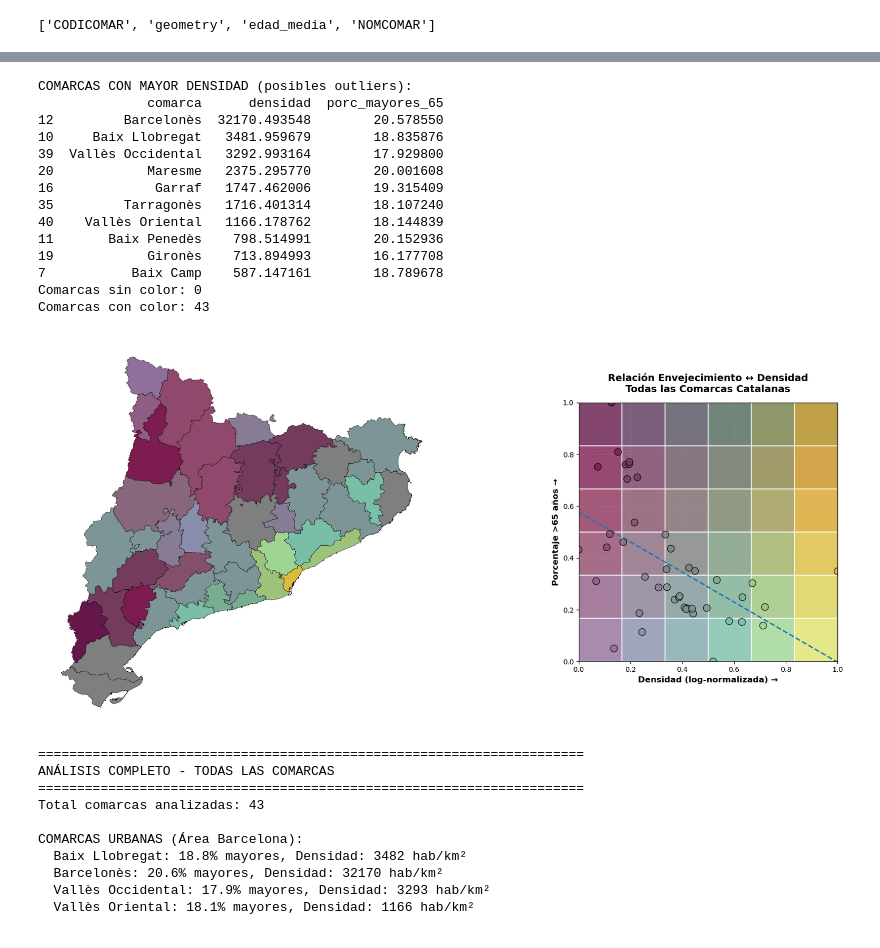
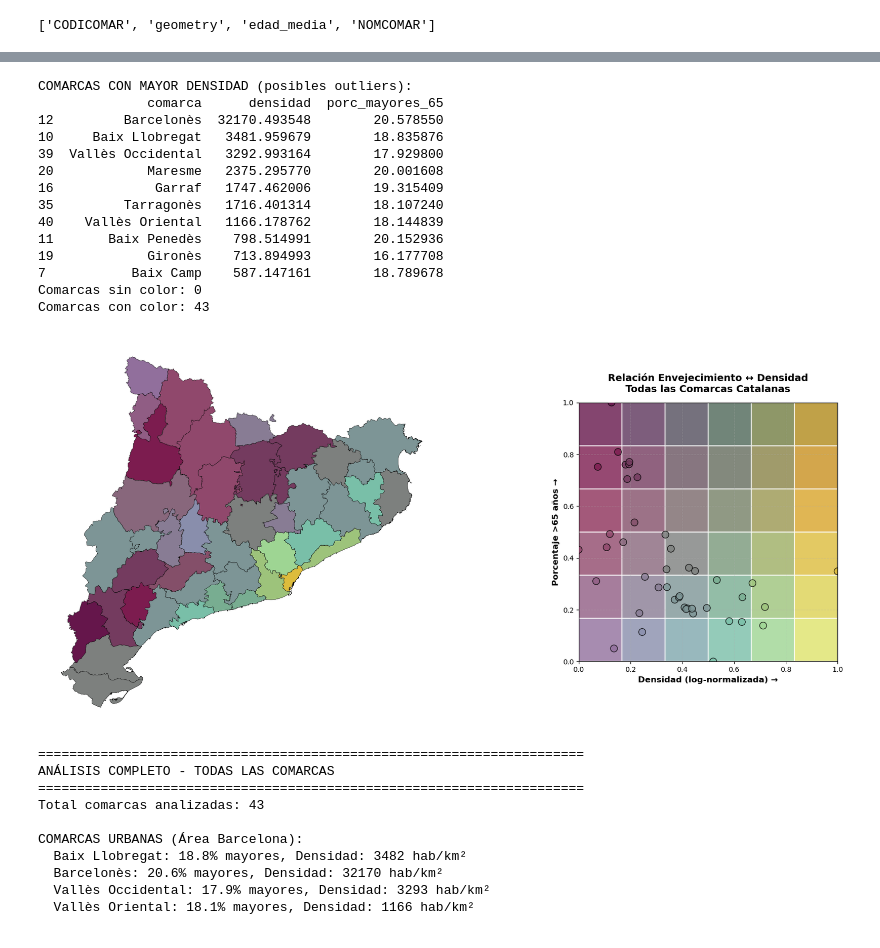
Before and after one commit to alexdeharo269/CatDef, a Jupyter notebook: javierfernandez.ipynb, the cells around one changed output, grey strips where cells are left out. Saved outputs shown, nothing was run; the diff lists cells and outputs as text; code cells hidden in the pictures.

```diff
--- a/javierfernandez.ipynb
+++ b/javierfernandez.ipynb
@@ -962,51 +809,35 @@ scatter_collections.set_facecolors(list(df_panel['color_rgb']))
 x = df_panel["dens_norm"].values
 y = df_panel["porc_norm"].values
 
-# Ajuste lineal
-coef = np.polyfit(x, y, 1)     # coef[0] = pendiente, coef[1] = intercepto
-pendiente, intercepto = coef
 
-# Línea para dibujar
-x_line = np.linspace(0, 1, 100)
-y_line = pendiente * x_line + intercepto
-
-# Dibujar la regresión
-ax.plot(x_line, y_line, linewidth=2, linestyle="--")
-# Etiquetar comarcas importantes (especialmente las urbanas)
-#comarcas_urbanas = ['Barcelonès', 'Baix Llobregat', 'Vallès Occidental', 'Vallès Oriental']
-#for idx, row in df_panel[df_panel['comarca'].isin(comarcas_urbanas)].iterrows():
-#    ax.annotate(row['comarca'], (row['dens_norm'], row['porc_norm']),
-#                xytext=(8, 8), textcoords='offset points', fontsize=9,
-#                fontweight='bold', alpha=0.9,
-#                bbox=dict(boxstyle="round,pad=0.3", facecolor="yellow", alpha=0.7))
 
 ax.set_xlim(0, 1)
 ax.set_ylim(0, 1)
 ax.set_aspect('equal', 'box')
 ax.set_xlabel("Densidad (log-normalizada) →", fontsize=12, fontweight='bold')
 ax.set_ylabel("Porcentaje >65 años →", fontsize=12, fontweight='bold')
 ax.set_title("Relación Envejecimiento ↔ Densidad\nTodas las Comarcas Catalanas",
              fontsize=14, fontweight='bold', pad=15)
 ax.grid(True, alpha=0.3, linestyle='--')
 
 plt.tight_layout()
 plt.show()
 # %% [output]
 COMARCAS CON MAYOR DENSIDAD (posibles outliers):
               comarca      densidad  porc_mayores_65
 12         Barcelonès  32170.493548        20.578550
 10     Baix Llobregat   3481.959679        18.835876
 39  Vallès Occidental   3292.993164        17.929800
 20            Maresme   2375.295770        20.001608
 16             Garraf   1747.462006        19.315409
 35         Tarragonès   1716.401314        18.107240
 40    Vallès Oriental   1166.178762        18.144839
 11       Baix Penedès    798.514991        20.152936
 19            Gironès    713.894993        16.177708
 7           Baix Camp    587.147161        18.789678
 Comarcas sin color: 0
 Comarcas con color: 43
-[figure, old version]
+[figure, new version]
 # %%
 # Análisis completo
 print("\n" + "="*70)
```
Also changed, not shown: parts of 8 cells of this notebook, 5 other files.
